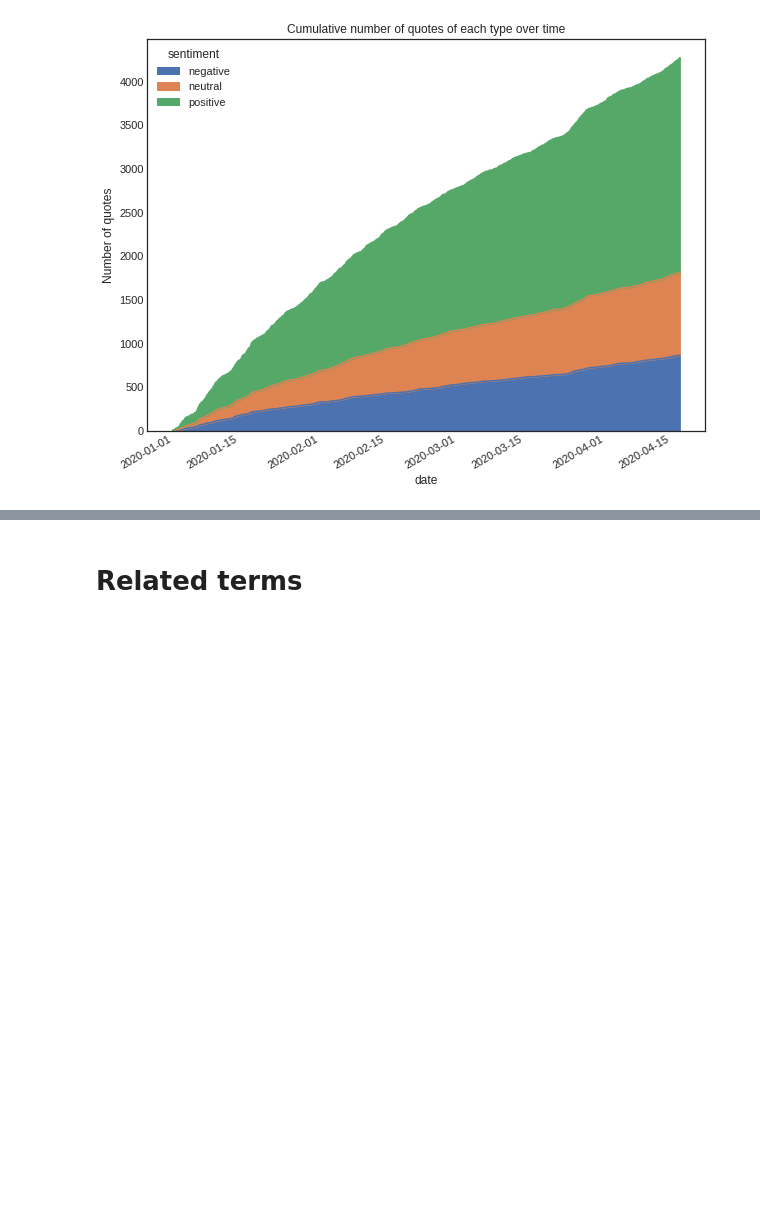
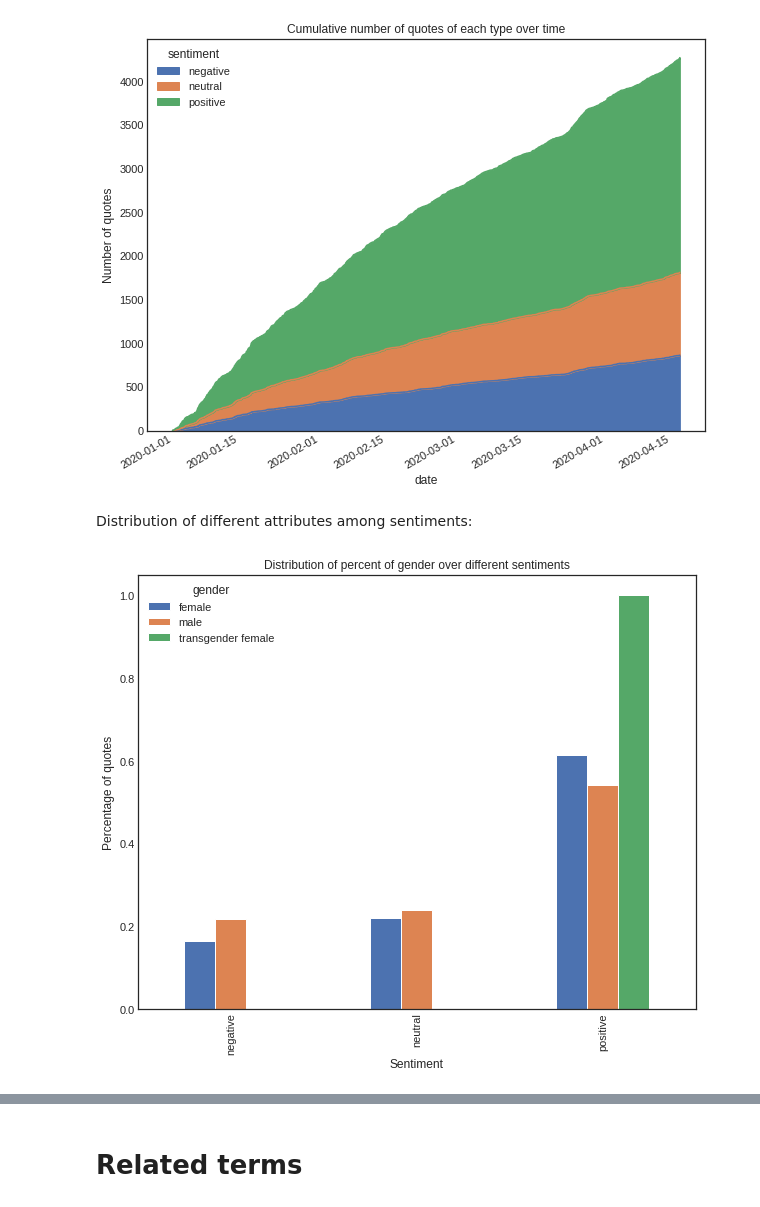
Before and after one commit to epfl-ada/ada-2021-project-nameerror, a Jupyter notebook: notebooks/analysis.ipynb, the cells around one changed output, grey strips where cells are left out. Drawn from its saved outputs; the diff is of its cells as text; code cells hidden in the pictures; blank space fills up the shorter version.

Commit message:
Percentage of attributes per sentiment plots added

```diff
--- a/notebooks/analysis.ipynb
+++ b/notebooks/analysis.ipynb
@@ -452,0 +333,19 @@ plt.show()
+# %% [markdown]
+Distribution of different attributes among sentiments:
+# %%
+def plot_sentiment_attribute_percentage(df, attr_name, ax):
+    sentiment_attr_counts = df[['sentiment', attr_name]]\
+        .pivot_table(index='sentiment', columns=attr_name, aggfunc=len)\
+        .replace(np.NaN, 0)
+
+    sentiment_attr_percentages = sentiment_attr_counts / sentiment_attr_counts.sum(axis=0)
+    sentiment_attr_percentages.plot.bar(ax=ax)
+# %%
+fig, ax = plt.subplots(figsize=(10, 8))
+plot_sentiment_attribute_percentage(df, 'gender', ax=ax)
+ax.set(title='Distribution of percent of gender over different sentiments',
+      ylabel='Percentage of quotes',
+      xlabel='Sentiment')
+plt.show()
+# %% [output]
+[figure, added]
```
Also changed, not shown: parts of 4 cells of this notebook.
